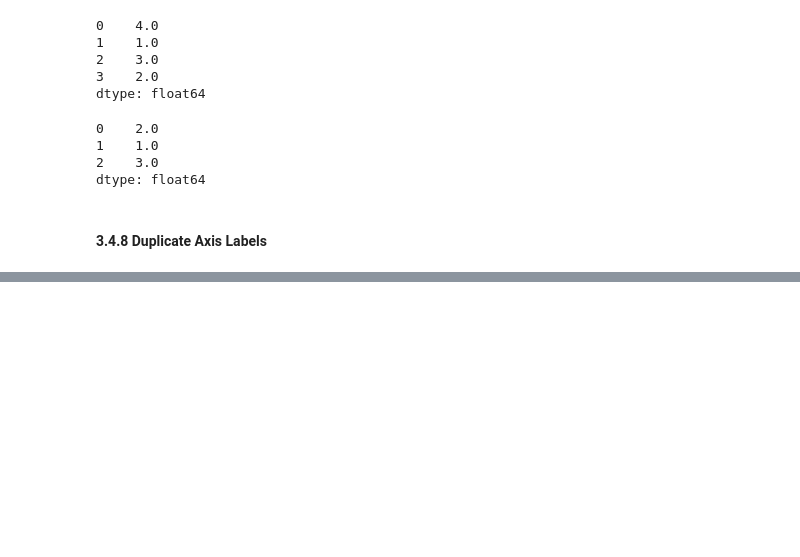
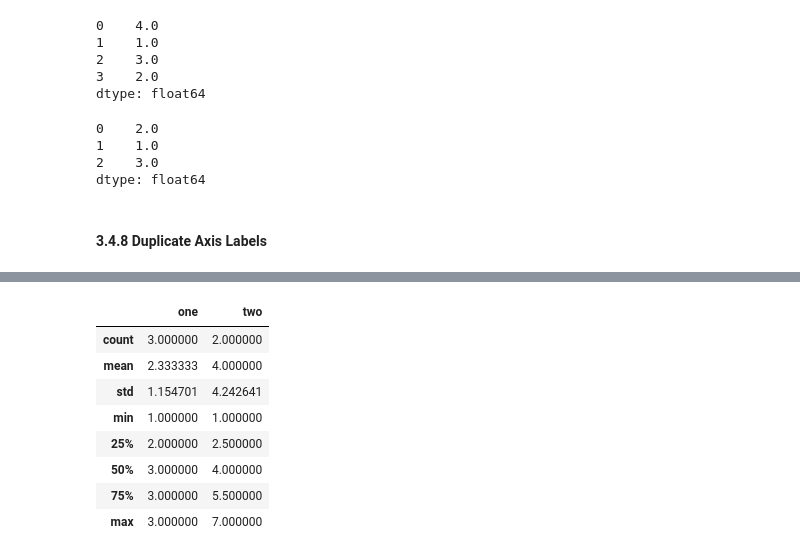
Before and after one commit to pekoto-zz/MyJupyterNotes, a Jupyter notebook: Python for Data Analysis.ipynb, the cells around one changed output, grey strips where cells are left out. Saved outputs shown, nothing was run; the diff lists cells and outputs as text; code cells hidden in the pictures; blank space fills up the shorter version.

```diff
--- a/Python for Data Analysis.ipynb
+++ b/Python for Data Analysis.ipynb
@@ -2275,0 +2320,3 @@ dtype: float64
+# %%
+df = pd.DataFrame([[1, np.nan], [3, 7], [np.nan, np.nan], [3, 1]], index=['a', 'b', 'c', 'd'], columns=['one', 'two'])
+df
@@ -2275,0 +2361,13 @@ dtype: float64
+# %%
+# For numerical data, describe() gives you a stats summary
+df.describe()
+# %% [output]
+|  | one | two |
+| count | 3.000000 | 2.000000 |
+| mean | 2.333333 | 4.000000 |
+| std | 1.154701 | 4.242641 |
+| min | 1.000000 | 1.000000 |
+| 25% | 2.000000 | 2.500000 |
+| 50% | 3.000000 | 4.000000 |
+| 75% | 3.000000 | 5.500000 |
+| max | 3.000000 | 7.000000 |
```
Also changed, not shown: parts of 15 cells of this notebook.
